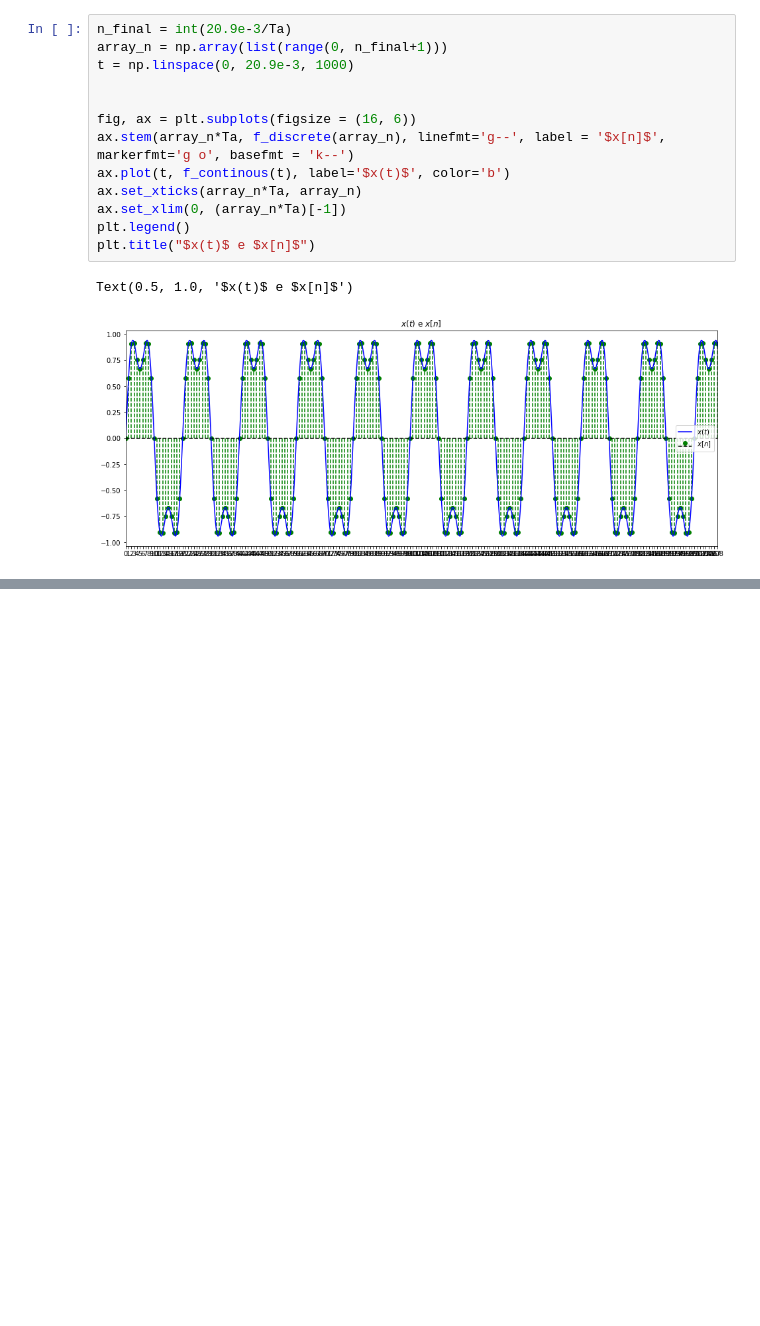
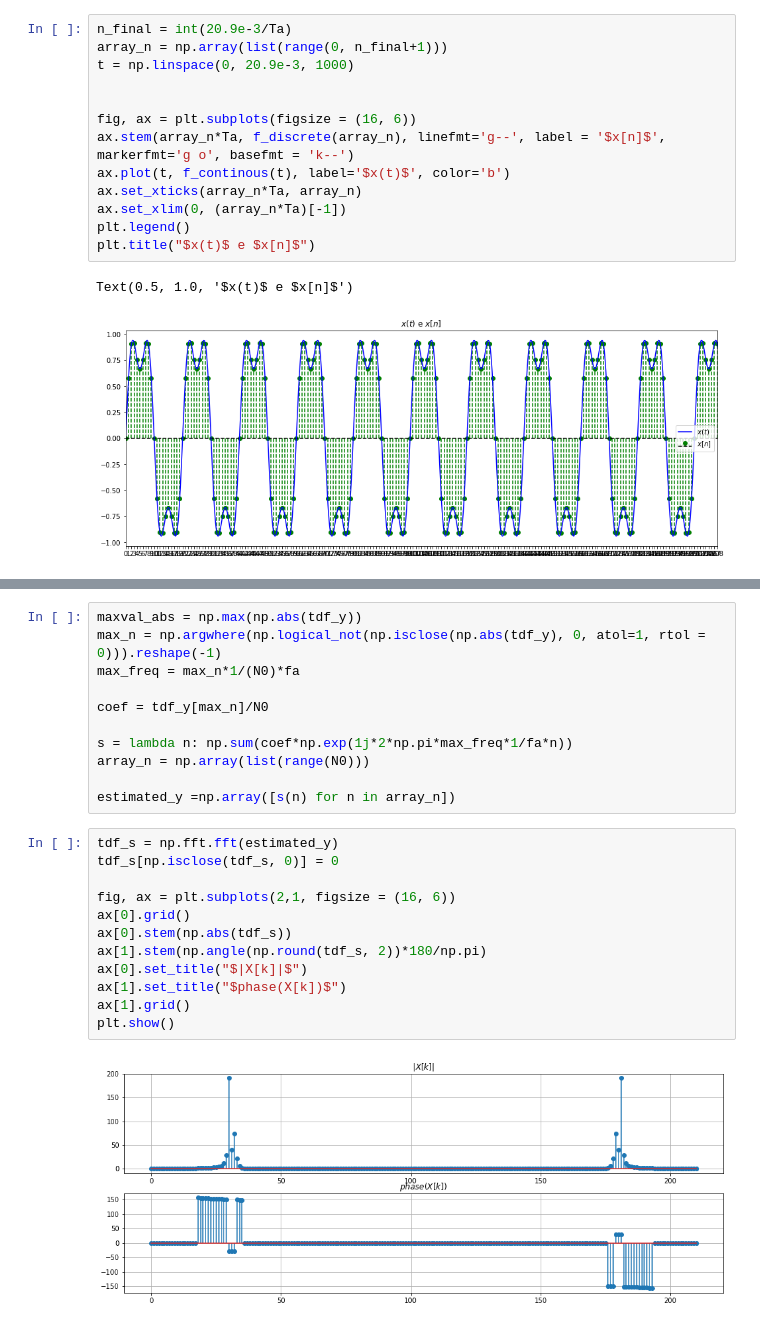
Before and after one commit to feteti/PSI3432, a Jupyter notebook: Exp2/Exp2.ipynb, the cells around one changed output, grey strips where cells are left out. Drawn from its saved outputs; the diff is of its cells as text; blank space fills up the shorter version.

```diff
--- a/Exp2/Exp2.ipynb
+++ b/Exp2/Exp2.ipynb
@@ -221,0 +218,25 @@ data_dict
+# %%
+maxval_abs = np.max(np.abs(tdf_y))
+max_n = np.argwhere(np.logical_not(np.isclose(np.abs(tdf_y), 0, atol=1, rtol = 0))).reshape(-1)
+max_freq = max_n*1/(N0)*fa
+
+coef = tdf_y[max_n]/N0
+
+s = lambda n: np.sum(coef*np.exp(1j*2*np.pi*max_freq*1/fa*n))
+array_n = np.array(list(range(N0)))
+
+estimated_y =np.array([s(n) for n in array_n])
+# %%
+tdf_s = np.fft.fft(estimated_y)
+tdf_s[np.isclose(tdf_s, 0)] = 0
+
+fig, ax = plt.subplots(2,1, figsize = (16, 6))
+ax[0].grid()
+ax[0].stem(np.abs(tdf_s))
+ax[1].stem(np.angle(np.round(tdf_s, 2))*180/np.pi)
+ax[0].set_title("$|X[k]|$")
+ax[1].set_title("$phase(X[k])$")
+ax[1].grid()
+plt.show()
+# %% [output]
+[figure, added]
```
Also changed, not shown: parts of 15 cells of this notebook.
